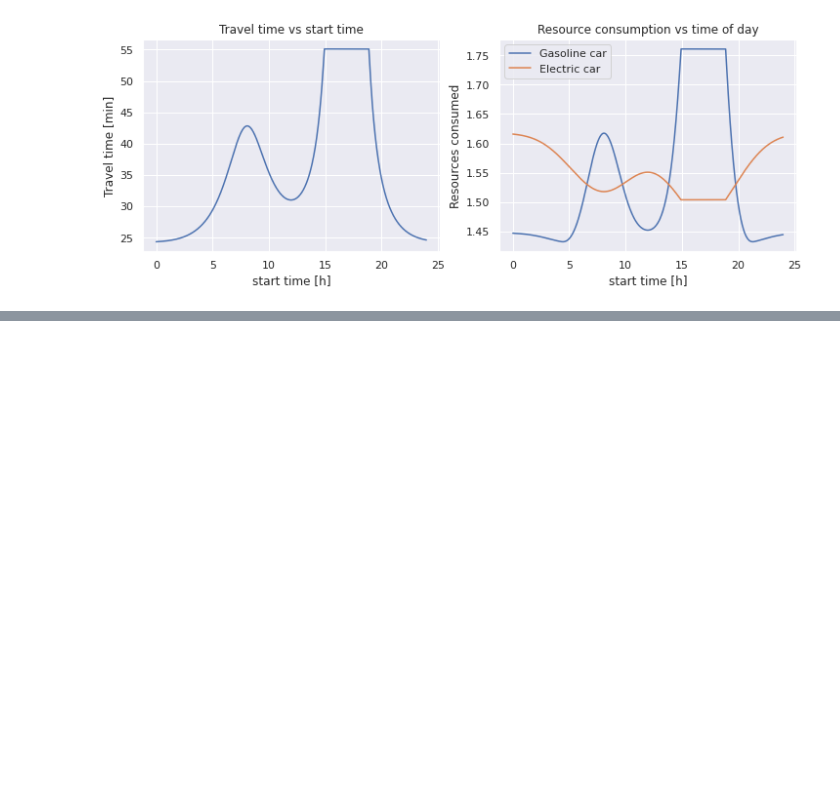
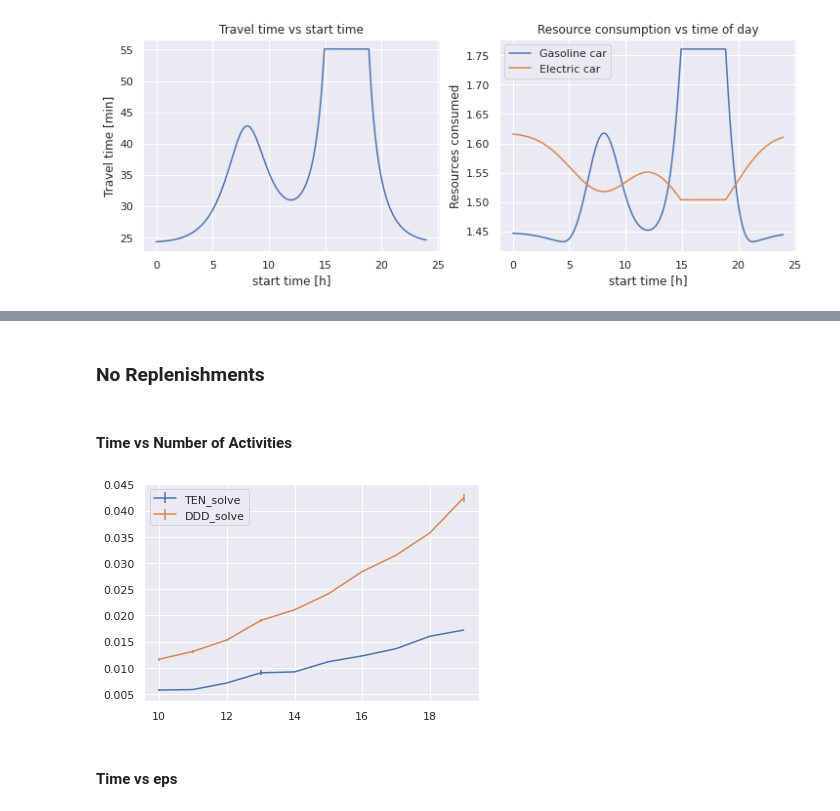
Before and after one commit to LetteraUnica/mathematical-optimization, a Jupyter notebook: final-project/TDASP.ipynb, the cells around one changed output, grey strips where cells are left out. Saved outputs shown, nothing was run; the diff lists cells and outputs as text; code cells hidden in the pictures; blank space fills up the shorter version.

```diff
--- a/final-project/TDASP.ipynb
+++ b/final-project/TDASP.ipynb
@@ -279,3 +314,0 @@ for i, activity in enumerate(activities):
-# %%
-#12e
-_ = [tdaspr.addConstr(t_i[i] + d_i[i] + y[i]*delta[i] <= t_i[i+1]) for i in range(n-1)]
@@ -292,5 +314,0 @@ for i, activity in enumerate(activities):
-# %%
-#13e
-for i in range(n):
-    for j in range(i, n):
-        tdaspr.addConstr(gb.quicksum(q_i[i:j+1]) <= Q) ##TODO: Add replenishment
@@ -299,6 +317,5 @@ Warning for adding constraints: zero or small (< 1e-13) coefficients, ignored
 # %%
-# Objective
-tdaspr.setObjective(t_i[-1] + d_i[-1])
+_ = tdaspr.setObjective(d_i[-1] + t_i[-1])
 # %%
 tdaspr.optimize()
 # %% [output]
@@ -307,0 +358,38 @@ GurobiError: Model too large for size-limited license; visit https://www.gurobi.
+# %% [markdown]
+### No Replenishments
+# %%
+def time_problem(n_activities, Q, eps, algorithm, repeat=3):
+    discretizer = TimeDiscretizer(eps)
+    activities, V, q = mock_problem(n_activities, discretizer)
+    args = (V, activities, q, Q) if algorithm == "TEN_solve" else (
+        activities, Q, discretizer, TEN_solve)
+
+    return my_timeit(globals()[algorithm], args, repeat=repeat)
+
+def time_all_problems(ns_activities, Qs, epsilons, algorithms, repeat=3):
+    mus = [[] for _ in algorithms]
+    stds = [[] for _ in algorithms]
+    for n_activities, Q, eps in zip(ns_activities, Qs, epsilons):
+        for i, algorithm in enumerate(algorithms):
+            mu, std = time_problem(n_activities, Q, eps,
+                                   algorithm, repeat=repeat)
+            mus[i].append(mu)
+            stds[i].append(std)
+
+    return mus, stds
+
+algorithms = ["TEN_solve", "DDD_solve"]
+# %% [markdown]
+#### Time vs Number of Activities
+# %%
+n_activities = list(range(10, 20))
+Qs = [2*n for n in n_activities]
+eps = [0.5]*len(n_activities)
+
+mus, stds = time_all_problems(n_activities, Qs, eps, algorithms)
+
+plot_times(n_activities, mus, stds, algorithms)
+# %% [output]
+[figure, added]
+# %% [markdown]
+#### Time vs eps
```
Also changed, not shown: parts of 42 cells of this notebook, 6 other files.
